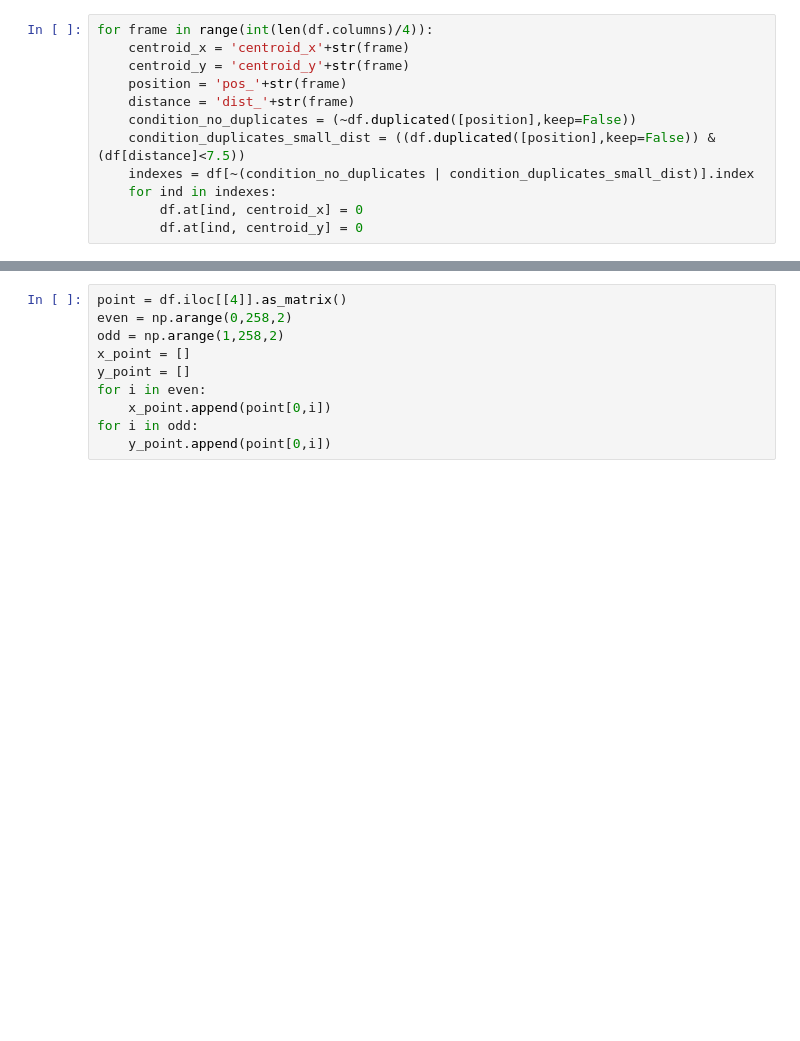
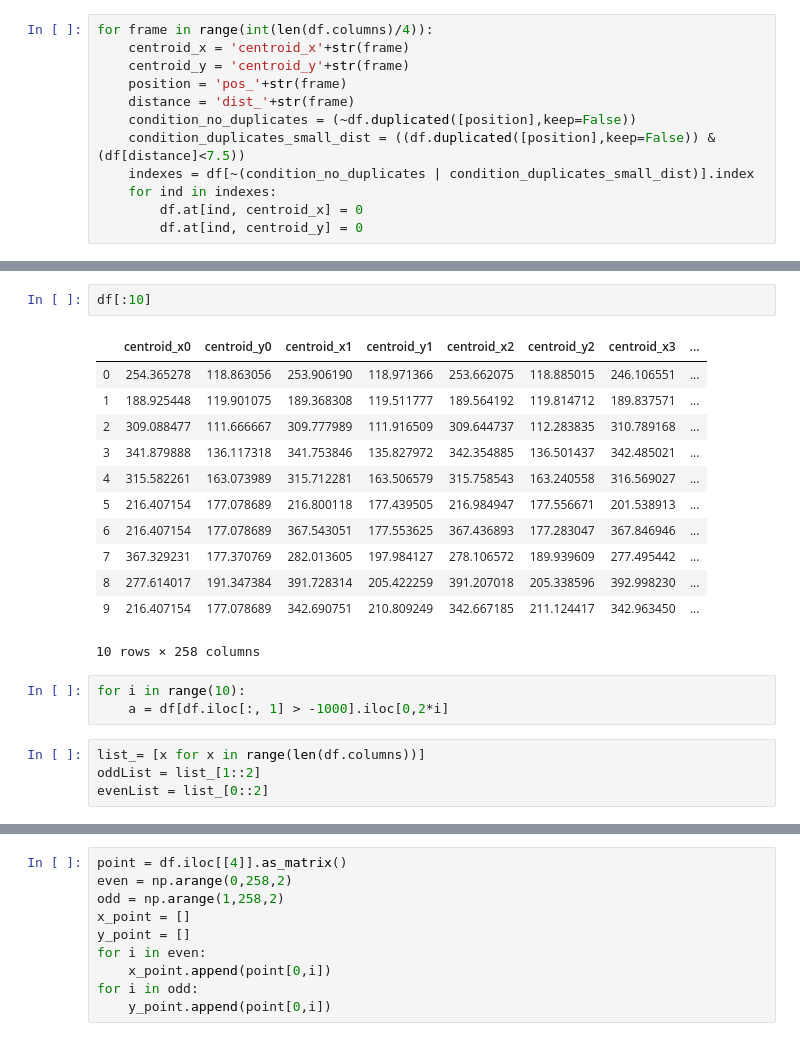
Before and after one commit to ninatubau/tracking, a Jupyter notebook: tracking.ipynb, the cells around one changed output, grey strips where cells are left out. Saved outputs shown, nothing was run; the diff lists cells and outputs as text; blank space fills up the shorter version.

```diff
--- a/tracking.ipynb
+++ b/tracking.ipynb
@@ -117,0 +189,22 @@ export_csv = df.to_csv ('/home/ninatubau/Desktop/dataframe.csv', index = None, h
+# %%
+df[:10]
+# %% [output]
+|  | centroid_x0 | centroid_y0 | centroid_x1 | centroid_y1 | centroid_x2 | centroid_y2 | centroid_x3 | ... |
+| 0 | 254.365278 | 118.863056 | 253.906190 | 118.971366 | 253.662075 | 118.885015 | 246.106551 | ... |
+| 1 | 188.925448 | 119.901075 | 189.368308 | 119.511777 | 189.564192 | 119.814712 | 189.837571 | ... |
+| 2 | 309.088477 | 111.666667 | 309.777989 | 111.916509 | 309.644737 | 112.283835 | 310.789168 | ... |
+| 3 | 341.879888 | 136.117318 | 341.753846 | 135.827972 | 342.354885 | 136.501437 | 342.485021 | ... |
+| 4 | 315.582261 | 163.073989 | 315.712281 | 163.506579 | 315.758543 | 163.240558 | 316.569027 | ... |
+| 5 | 216.407154 | 177.078689 | 216.800118 | 177.439505 | 216.984947 | 177.556671 | 201.538913 | ... |
+| 6 | 216.407154 | 177.078689 | 367.543051 | 177.553625 | 367.436893 | 177.283047 | 367.846946 | ... |
+| 7 | 367.329231 | 177.370769 | 282.013605 | 197.984127 | 278.106572 | 189.939609 | 277.495442 | ... |
+| 8 | 277.614017 | 191.347384 | 391.728314 | 205.422259 | 391.207018 | 205.338596 | 392.998230 | ... |
+| 9 | 216.407154 | 177.078689 | 342.690751 | 210.809249 | 342.667185 | 211.124417 | 342.963450 | ... |
+10 rows × 258 columns
+# %%
+for i in range(10):
+    a = df[df.iloc[:, 1] > -1000].iloc[0,2*i]
+# %%
+list_= [x for x in range(len(df.columns))]
+oddList = list_[1::2]
+evenList = list_[0::2]
```
Also changed, not shown: parts of 24 cells of this notebook, 1 other file.
